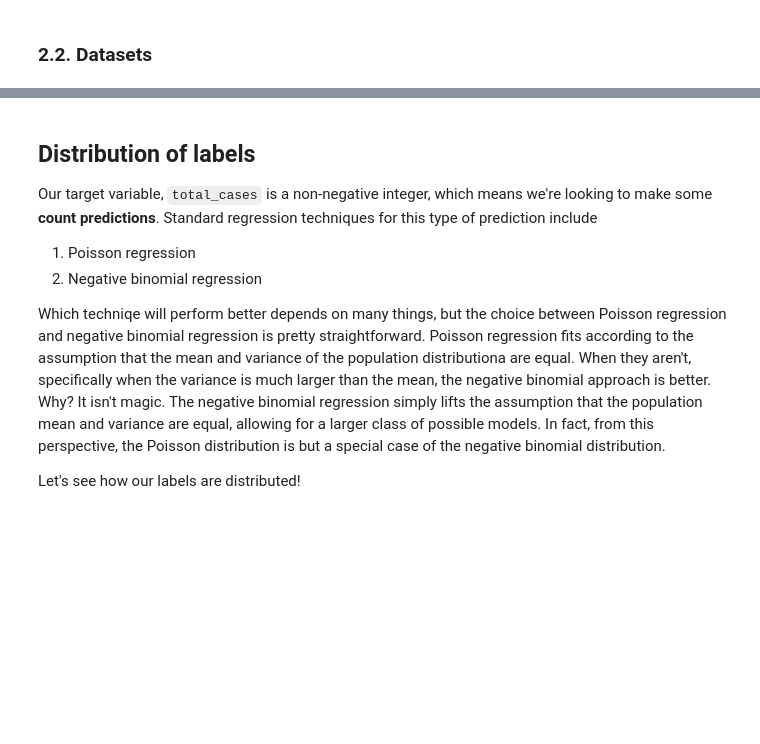
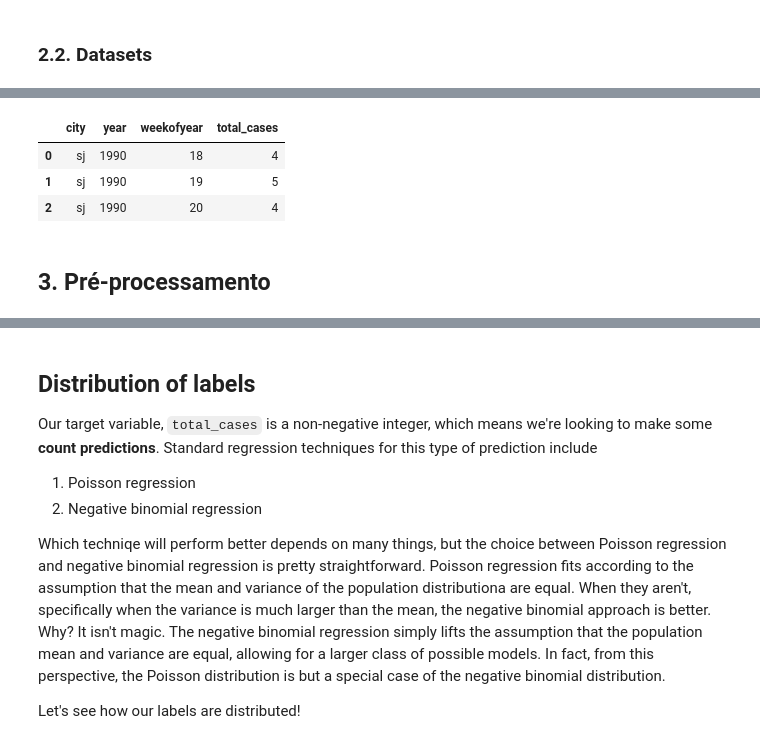
Before and after one commit to ciencia-dados-ifsp-grupo5/DengAI, a Jupyter notebook: notebooks/dengAI.ipynb, the cells around one changed output, grey strips where cells are left out. Saved outputs shown, nothing was run; the diff lists cells and outputs as text; code cells hidden in the pictures; blank space fills up the shorter version.

```diff
--- a/notebooks/dengAI.ipynb
+++ b/notebooks/dengAI.ipynb
@@ -183,0 +105,9 @@ iq_train_features.fillna(method='ffill', inplace=True)
+# %%
+labels.head(3)
+# %% [output]
+|  | city | year | weekofyear | total_cases |
+| 0 | sj | 1990 | 18 | 4 |
+| 1 | sj | 1990 | 19 | 5 |
+| 2 | sj | 1990 | 20 | 4 |
+# %% [markdown]
+## 3. Pré-processamento
```
Also changed, not shown: parts of 41 cells of this notebook.
